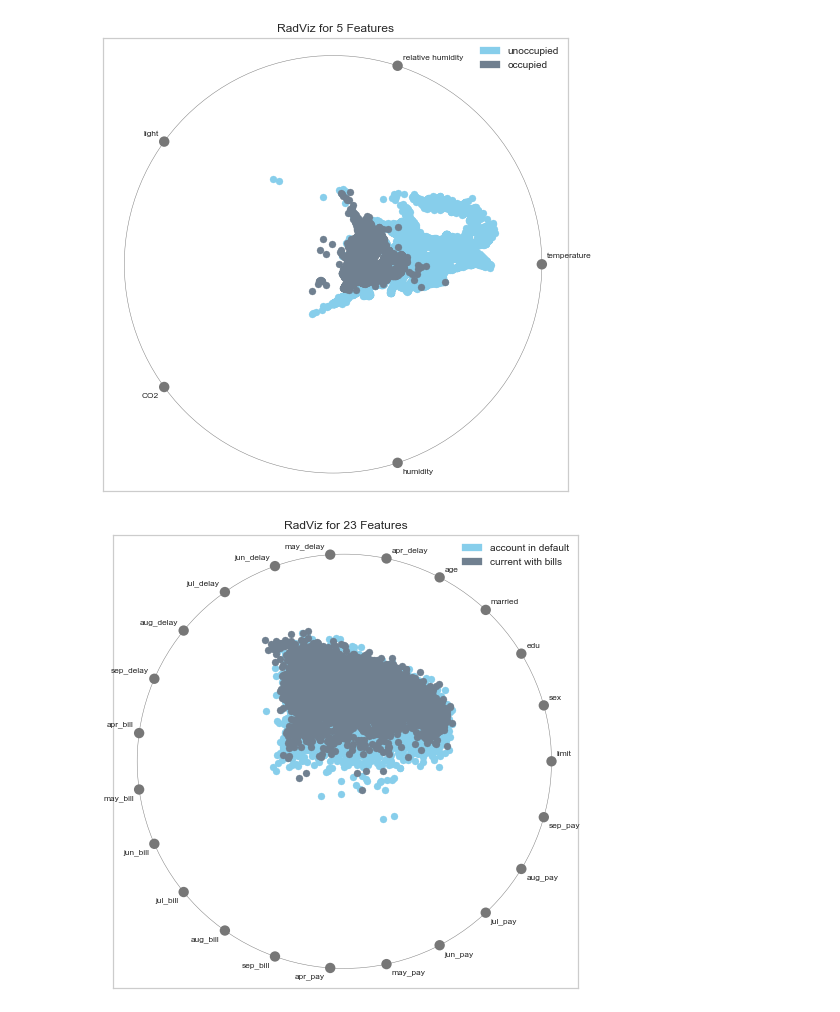
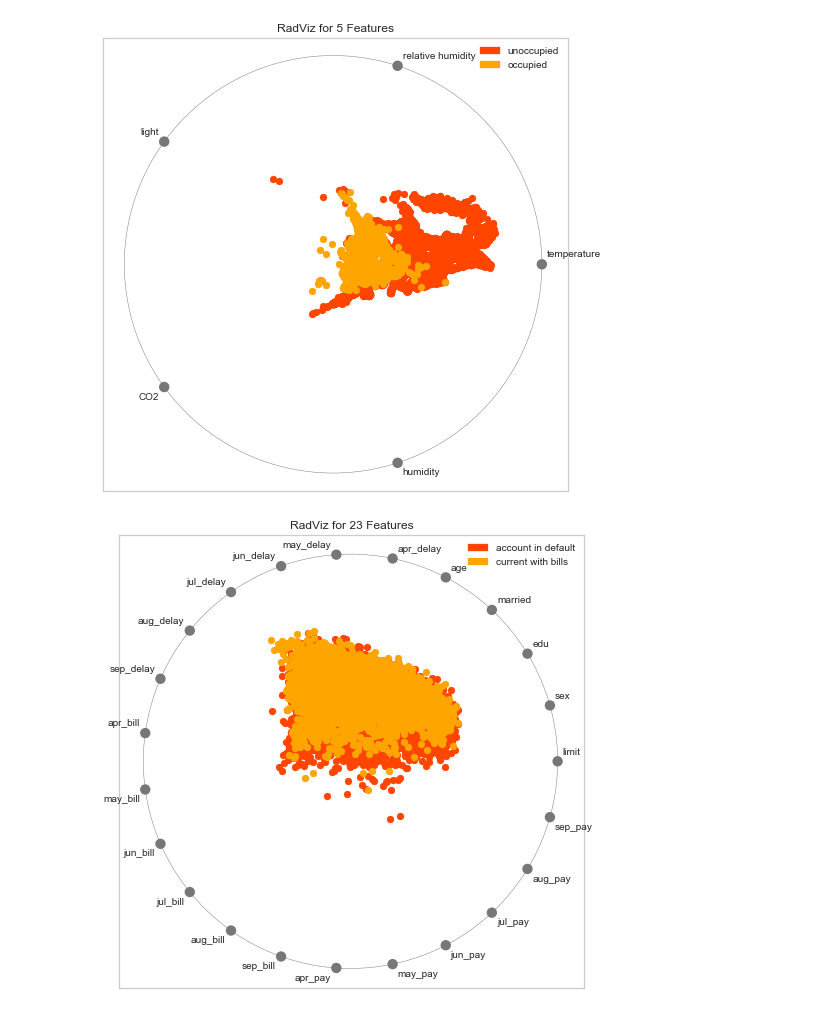
Before and after one commit to rebeccabilbro/rebeccabilbro.github.io, a Jupyter notebook: _drafts/scipy-2019/radviz_features.ipynb, the cells around one changed output. Drawn from its saved outputs; the diff is of its cells as text; code cells hidden in the pictures.

Commit message:
tweak colors on radviz for scipy

```diff
--- a/_drafts/scipy-2019/radviz_features.ipynb
+++ b/_drafts/scipy-2019/radviz_features.ipynb
@@ -14,7 +14,7 @@ classes = ["unoccupied", "occupied"]
 # Instantiate the visualizer
 visualizer = RadViz(
     classes=classes, features=features,
-    color=["skyblue","slategrey"],
+    color=["orangered","orange"],
     size = (600,600)
 )
 
@@ -22,27 +22,27 @@ visualizer.fit(X, y)           # Fit the data to the visualizer
 visualizer.transform(X)        # Transform the data
 visualizer.poof()              # Draw/show/poof the data
 # %% [output]
-[figure, old version]
+[figure, new version]
 # %%
 from yellowbrick.datasets import load_credit
 from yellowbrick.features import RadViz
 
 # Load the classification dataset
 X, y = load_credit()
 features = X.columns
 
 # Specify the target classes
 classes = ['account in default', 'current with bills']
 
 # Instantiate the visualizer
 visualizer = RadViz(
     classes=classes, features=features,
-    color=["skyblue","slategrey"],
+    color=["orangered","orange"],
     size = (600,600)
 )
 
 visualizer.fit(X, y)           # Fit the data to the visualizer
 visualizer.transform(X)        # Transform the data
 visualizer.poof()              # Draw/show/poof the data
 # %% [output]
-[figure, old version]
+[figure, new version]
```
